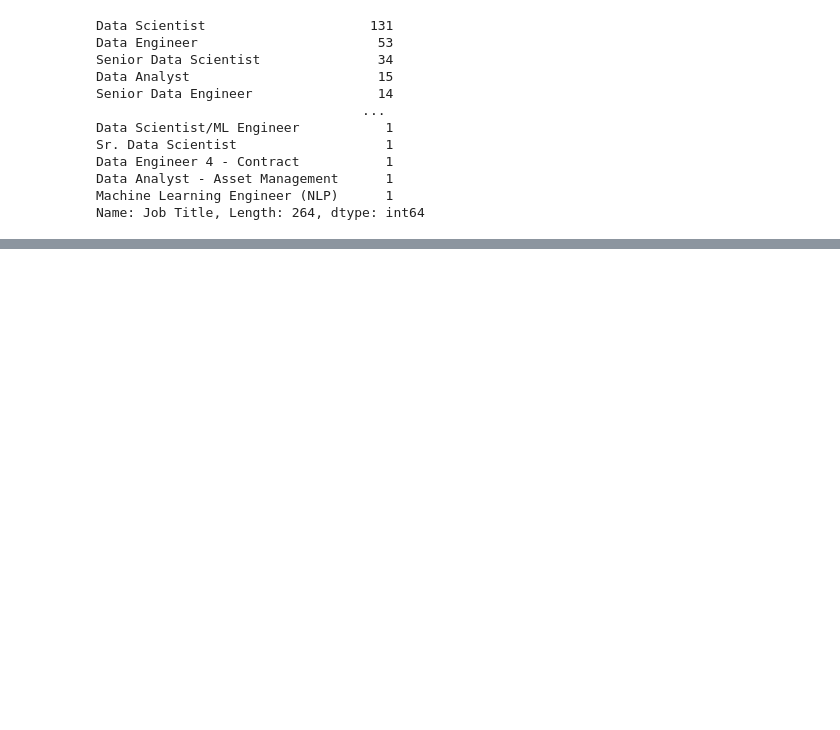
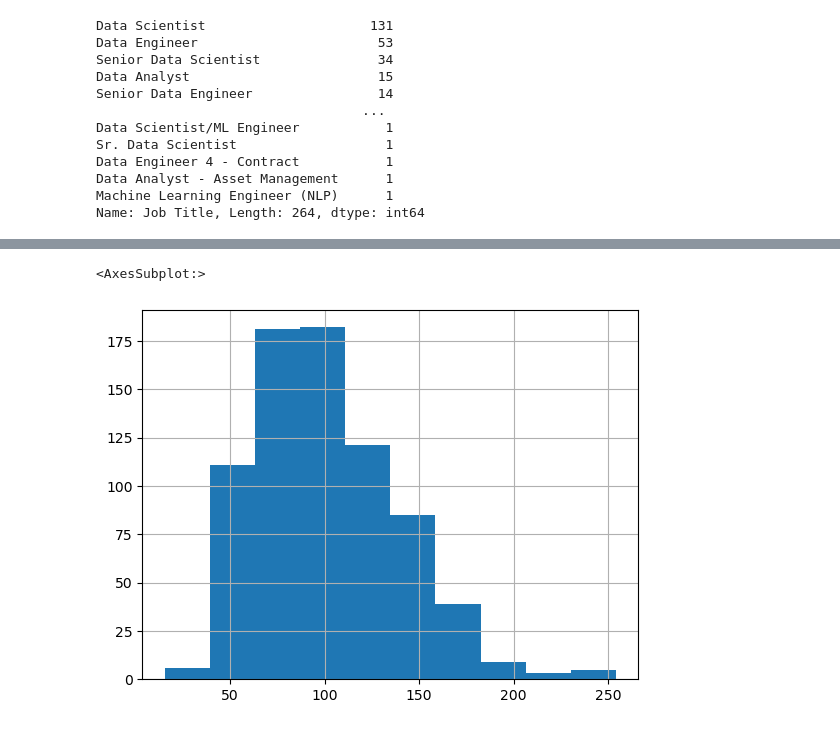
Before and after one commit to Sud-ranjan/dataScience_salaries, a Jupyter notebook: data_exploration.ipynb, the cells around one changed output, grey strips where cells are left out. Saved outputs shown, nothing was run; the diff lists cells and outputs as text; code cells hidden in the pictures; blank space fills up the shorter version.

```diff
--- a/data_exploration.ipynb
+++ b/data_exploration.ipynb
@@ -83,0 +149,5 @@ Name: job_title_simplified, dtype: int64
+# %%
+df.avg_salary.hist()
+# %% [output]
+<AxesSubplot:>
+[figure, added]
```
Also changed, not shown: parts of 30 cells of this notebook, 3 other files.
